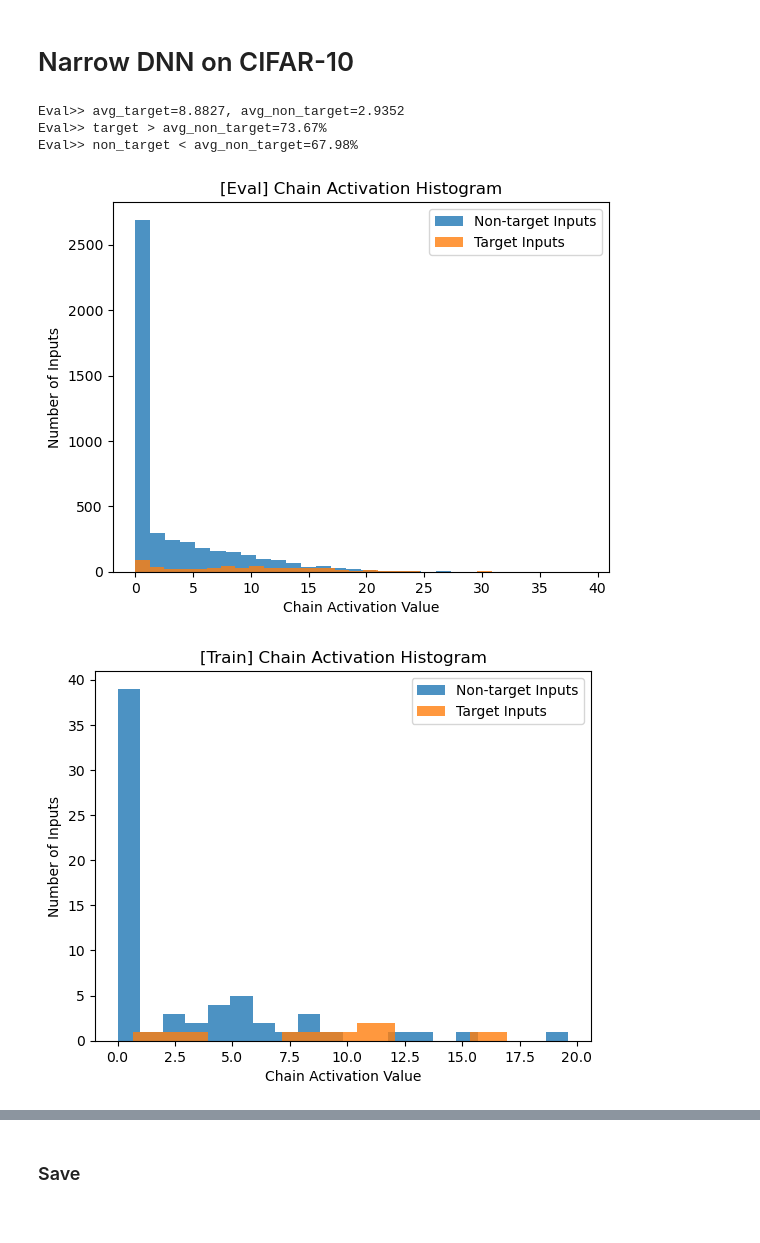
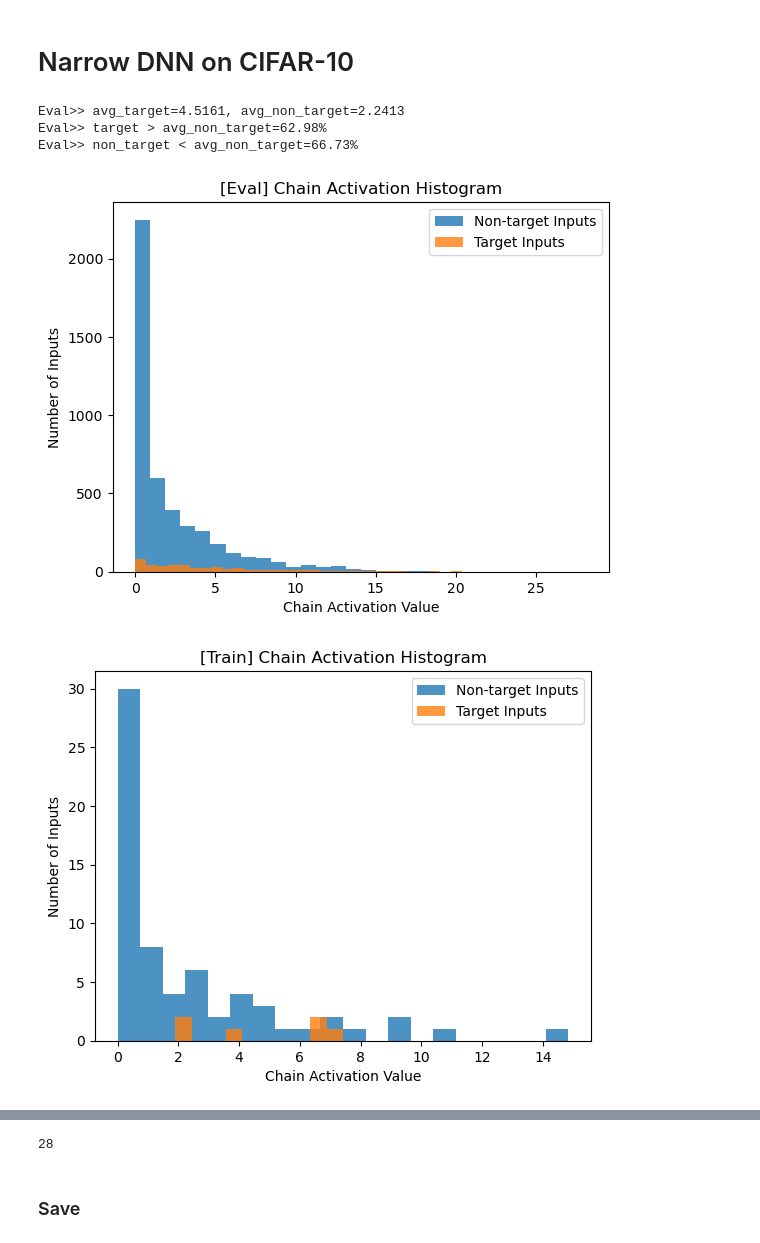
Before and after one commit to vtu81/ENDC, a Jupyter notebook: notebooks/main_cifar10.ipynb, the cells around one changed output, grey strips where cells are left out. Saved outputs shown, nothing was run; the diff lists cells and outputs as text; code cells hidden in the pictures.

```diff
--- a/notebooks/main_cifar10.ipynb
+++ b/notebooks/main_cifar10.ipynb
@@ -18,7 +18,7 @@ import matplotlib.pyplot as plt
 import PIL.Image as Image
 import random
 import math
-import narrow_vgg
+import narrow_vgg, narrow_resnet, narrow_mobilenetv2
 
 use_gpu = True # use GPU or CPU
 gpu_num = '1' # select GPU if necessary
@@ -36,7 +36,7 @@ mean=[0.485, 0.456, 0.406]
 std=[0.229, 0.224, 0.225]
 cifar10_train_transform = transforms.Compose([
     transforms.RandomHorizontalFlip(),
-    transforms.RandomCrop(32, 4),
+    # transforms.RandomCrop(32, 4),
     transforms.ToTensor(),
     transforms.Normalize(mean=mean, std=std)
 ])
@@ -186,13 +186,13 @@ def train_chain(
 
             # Strategy 2 (lr: 1e-2 or 1e-3 or 1e-4)
             # loss_n = non_target_output.mean()
-            loss_n = ((non_target_output + 10) ** 2).sum() / non_target_output.shape[0]
+            loss_n = ((non_target_output + 5) ** 2).sum() / non_target_output.shape[0]
             loss_t = ((target_output - 30) ** 2).sum() / target_output.shape[0]
-            loss = 3 * loss_n + 1 * loss_t
+            loss = 4 * loss_n + 1 * loss_t
             loss_n = non_target_output.mean()
             loss_t = target_output.mean()
             ## L2 Regularization (optional)
-            # lambda2 = 30
+            # lambda2 = 1e-2
             # all_params = torch.cat([x.view(-1) for x in model.parameters()])
             # l2_regularization = lambda2 * torch.norm(all_params, 2)
             # loss += l2_regularization
@@ -223,34 +223,36 @@ def train_chain(
 from importlib import reload
 narrow_vgg = reload(narrow_vgg)
 # %%
-target = 9
+target = 3
 
 # Initialize the narrow model
 # narrow_model = narrow_vgg.narrow_cifar10_vgg().to(device=device)
+# narrow_model = narrow_resnet.narrow_resnet110().to(device=device)
+# narrow_model = narrow_mobilenetv2.narrow_mobilenetv2().to(device=device)
 # for m in narrow_model.modules():
 #     if isinstance(m, nn.Linear) or isinstance(m, nn.Conv2d) or isinstance(m, nn.BatchNorm2d):
-#         init.kaiming_normal_(m.weight)
+#         init.normal_(m.weight)
 #         if m.bias is not None:
 #             m.bias.data.zero_()
 
 train_chain(
     model=narrow_model,
     target=target,
     # target_data=train_target_samples,
     # non_target_data=train_non_target_samples,
     eval_loader=val_loader,
     num_epoch=1,
     opt='adam',
     lr=1e-3,
     # batch_size=128,
     device=device
 )
 # %% [output]
-Eval>> avg_target=8.8827, avg_non_target=2.9352
-Eval>> target > avg_non_target=73.67%
-Eval>> non_target < avg_non_target=67.98%
+Eval>> avg_target=4.5161, avg_non_target=2.2413
+Eval>> target > avg_non_target=62.98%
+Eval>> non_target < avg_non_target=66.73%
-[figure, old version]
+[figure, new version]
-[figure, old version]
+[figure, new version]
 narrow_VGG(
   (features): Sequential(
     (0): Conv2d(3, 2, kernel_size=(3, 3), stride=(1, 1), padding=(1, 1))
@@ -268,6 +270,10 @@ narrow_VGG(
     (0): Linear(in_features=1, out_features=1, bias=True)
   )
 )
+# %%
+print(len(list(narrow_model.parameters())))
+# %% [output]
+28
 # %%
 eval_chain(
     model=narrow_model,
```
Also changed, not shown: parts of 5 cells of this notebook, 20 other files.
